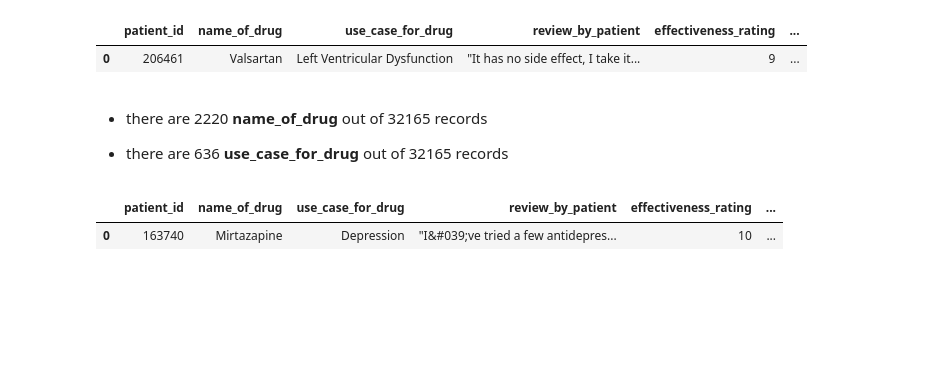
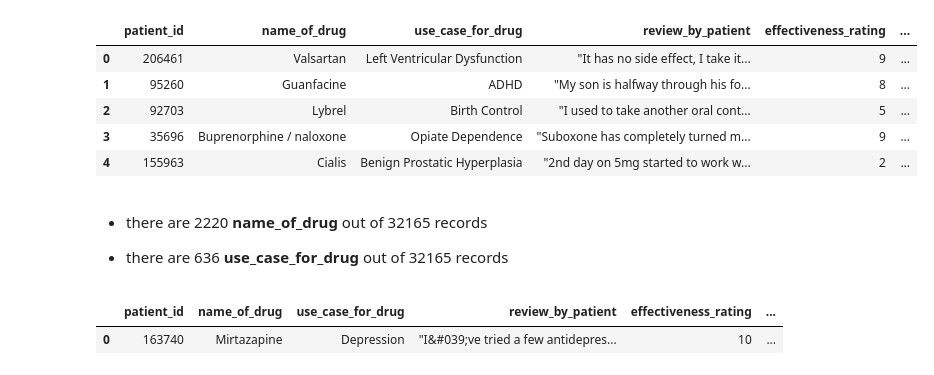
Before and after one commit to bhrt-sharma/HackerEarth-STD-Regression-Challenge, a Jupyter notebook: STD_Hackerearth_Solution.ipynb, the cells around one changed output. Saved outputs shown, nothing was run; the diff lists cells and outputs as text; code cells hidden in the pictures; blank space fills up the shorter version.

```diff
--- a/STD_Hackerearth_Solution.ipynb
+++ b/STD_Hackerearth_Solution.ipynb
@@ -19,8 +42,12 @@ to_test = pd.read_csv("/kaggle/input/hackerearth-effectiveness-of-std-drugs/data
 # %%
-df.head(1)
+df.head(5)
 # %% [output]
 |  | patient_id | name_of_drug | use_case_for_drug | review_by_patient | effectiveness_rating | ... |
 | 0 | 206461 | Valsartan | Left Ventricular Dysfunction | "It has no side effect, I take it... | 9 | ... |
+| 1 | 95260 | Guanfacine | ADHD | "My son is halfway through his fo... | 8 | ... |
+| 2 | 92703 | Lybrel | Birth Control | "I used to take another oral cont... | 5 | ... |
+| 3 | 35696 | Buprenorphine / naloxone | Opiate Dependence | "Suboxone has completely turned m... | 9 | ... |
+| 4 | 155963 | Cialis | Benign Prostatic Hyperplasia | "2nd day on 5mg started to work w... | 2 | ... |
 # %% [markdown]
 - there are 2220 **name_of_drug** out of 32165 records
 
```
Also changed, not shown: parts of 64 cells of this notebook.
